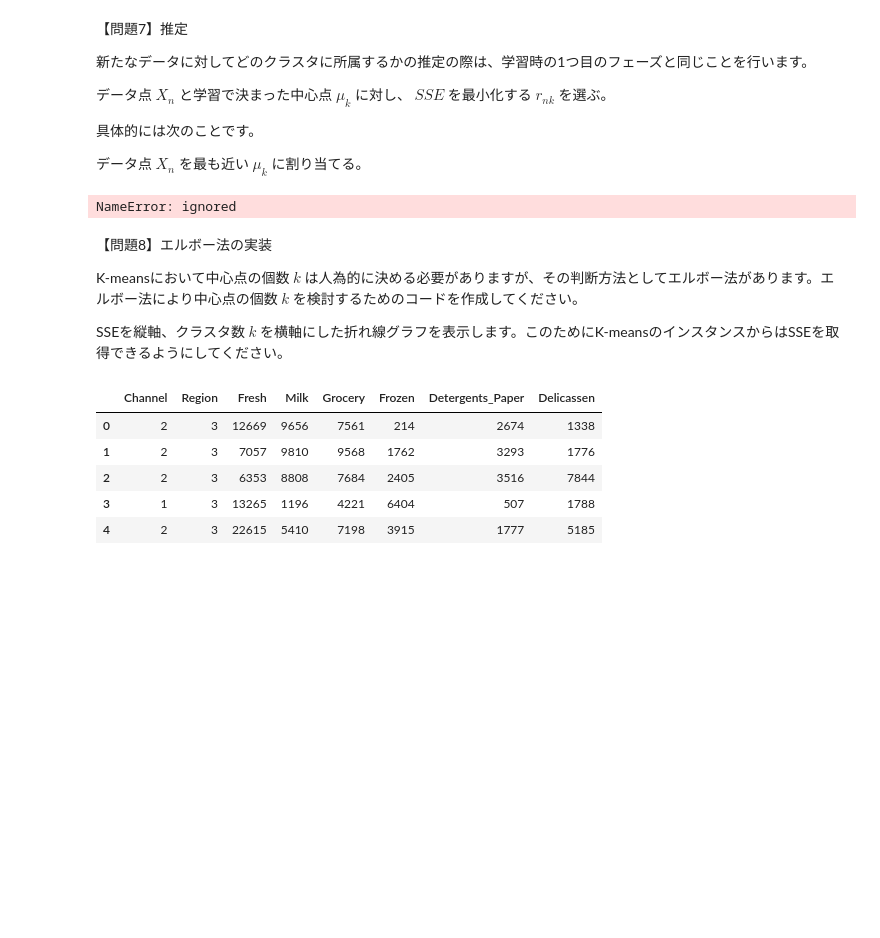
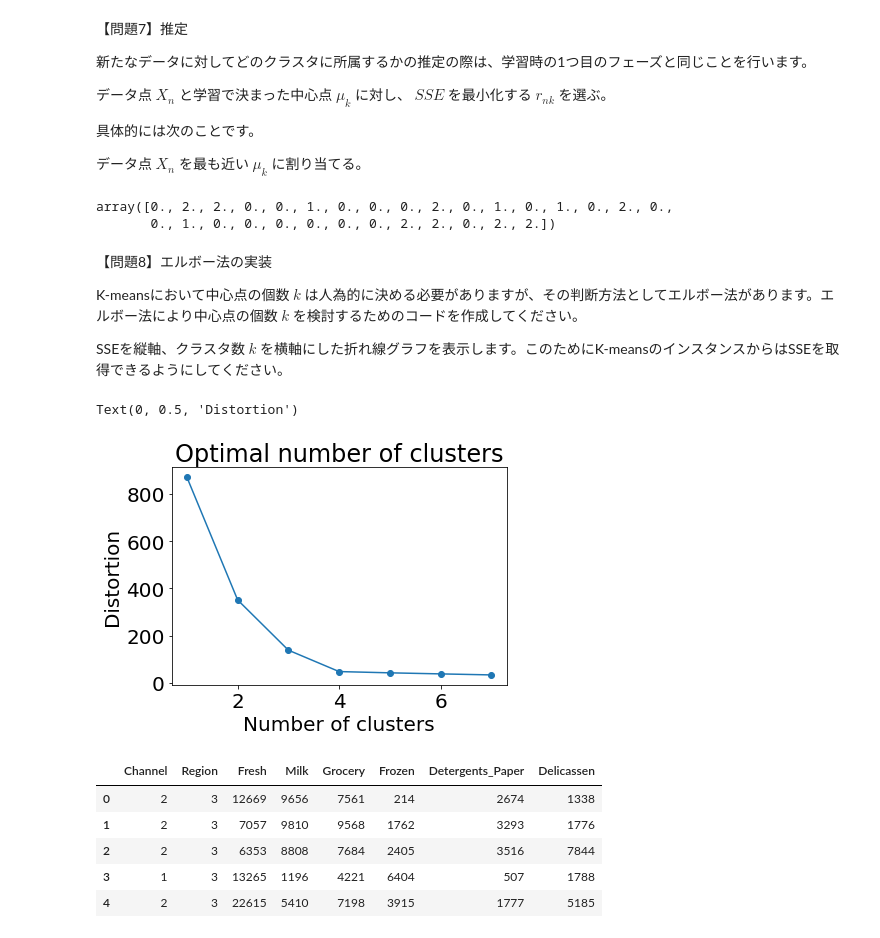
Before and after one commit to shinmiura/diveintocode-ml, a Jupyter notebook: クラスタリング.ipynb, the cells around one changed output. Cells and saved outputs as stored; diff of their text form; code cells hidden in the pictures; blank space fills up the shorter version.

```diff
--- a/クラスタリング.ipynb
+++ b/クラスタリング.ipynb
@@ -177,6 +177,7 @@ class ScratchKMeans():
           # クラスタ数でループ
           for j in range(self.record_cluster):
             # 前回保存した(あるいは初期値)より距離が小さければ、そちらのクラスタを採用
+            dist = np.sqrt(np.sum((X[i] - self.record_myu[j]) ** 2))
             if dist < dist_m:
               dist_m = dist
               y_pred[i] = j
@@ -409,7 +412,8 @@ km.fit(X_train)
 pred = km.predict(X_valid)
 pred
 # %% [output]
-NameError: ignored
+array([0., 2., 2., 0., 0., 1., 0., 0., 0., 2., 0., 1., 0., 1., 0., 2., 0.,
+       0., 1., 0., 0., 0., 0., 0., 0., 2., 2., 0., 2., 2.])
 # %% [markdown]
 【問題8】エルボー法の実装
 
@@ -420,15 +424,18 @@ SSEを縦軸、クラスタ数 $k$ を横軸にした折れ線グラフを表示
 # %%
 distortions = {}
 
-for k in range(1, n_clusters + 1):
-  km = ScratchKMeans(n_clusters = , n_init = , max_iter = , tol, verbose=False)
+for k in range(1, 8):
+  km = ScratchKMeans(n_clusters = k, n_init = 5, n_iter = 100, verbose=False)
   km.fit(X)
-  distortions[k] = model.best_sse
+  distortions[k] = km.best_sse
 
 plt.plot(list(distortions.keys()), list(distortions.values()), marker="o")
 plt.title('Optimal number of clusters')
 plt.xlabel('Number of clusters')
 plt.ylabel('Distortion')
+# %% [output]
+Text(0, 0.5, 'Distortion')
+[figure, added]
 # %%
 # データセットの読み込み
 dataset = pd.read_csv("/content/drive/MyDrive/DIC/Wholesale customers data.csv")
```
Also changed, not shown: parts of 9 cells of this notebook.
